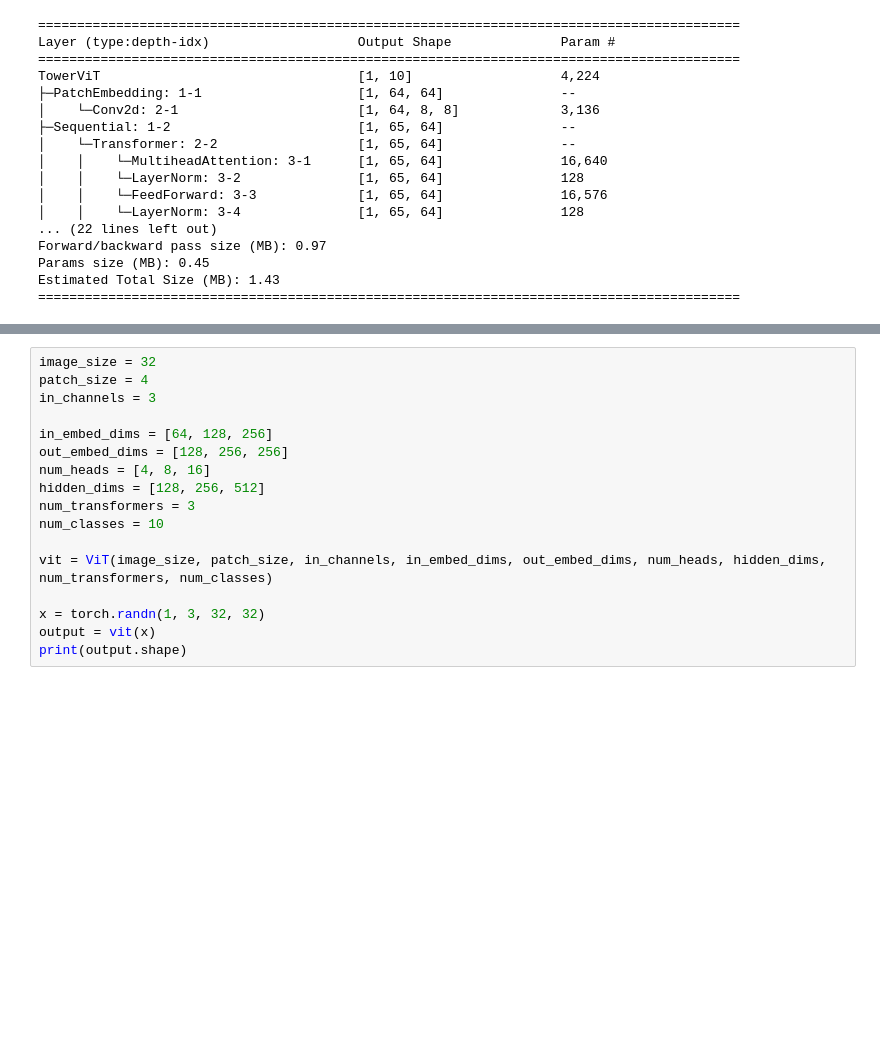
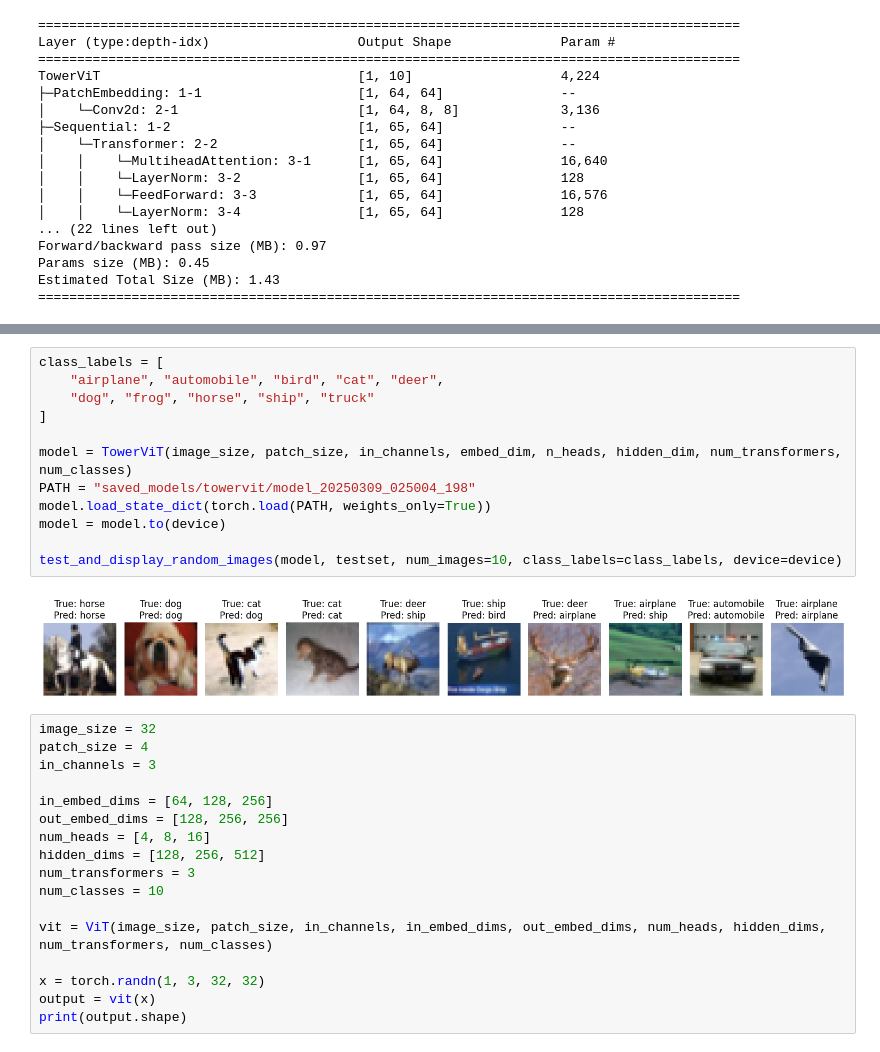
Before and after one commit to Notgard/Visual_Transformers, a Jupyter notebook: tp.ipynb, the cells around one changed output, grey strips where cells are left out. Cells and saved outputs as stored; diff of their text form; blank space fills up the shorter version.

```diff
--- a/tp.ipynb
+++ b/tp.ipynb
@@ -494,6 +498,20 @@ Correct: 1718, Total: 10000, Accuracy: 0.17
 Accuracy: 17.18% (0.1718)
 Loss: 2.29637925248397
 ... (88 outputs left out)
+# %%
+class_labels = [
+    "airplane", "automobile", "bird", "cat", "deer",
+    "dog", "frog", "horse", "ship", "truck"
+]
+
+model = TowerViT(image_size, patch_size, in_channels, embed_dim, n_heads, hidden_dim, num_transformers, num_classes)
+PATH = "saved_models/towervit/model_20250309_025004_198"
+model.load_state_dict(torch.load(PATH, weights_only=True))
+model = model.to(device)
+
+test_and_display_random_images(model, testset, num_images=10, class_labels=class_labels, device=device)
+# %% [output]
+[figure, added]
 # %%
 image_size = 32
 patch_size = 4
```
Also changed, not shown: parts of 3 cells of this notebook, 22 other files.
